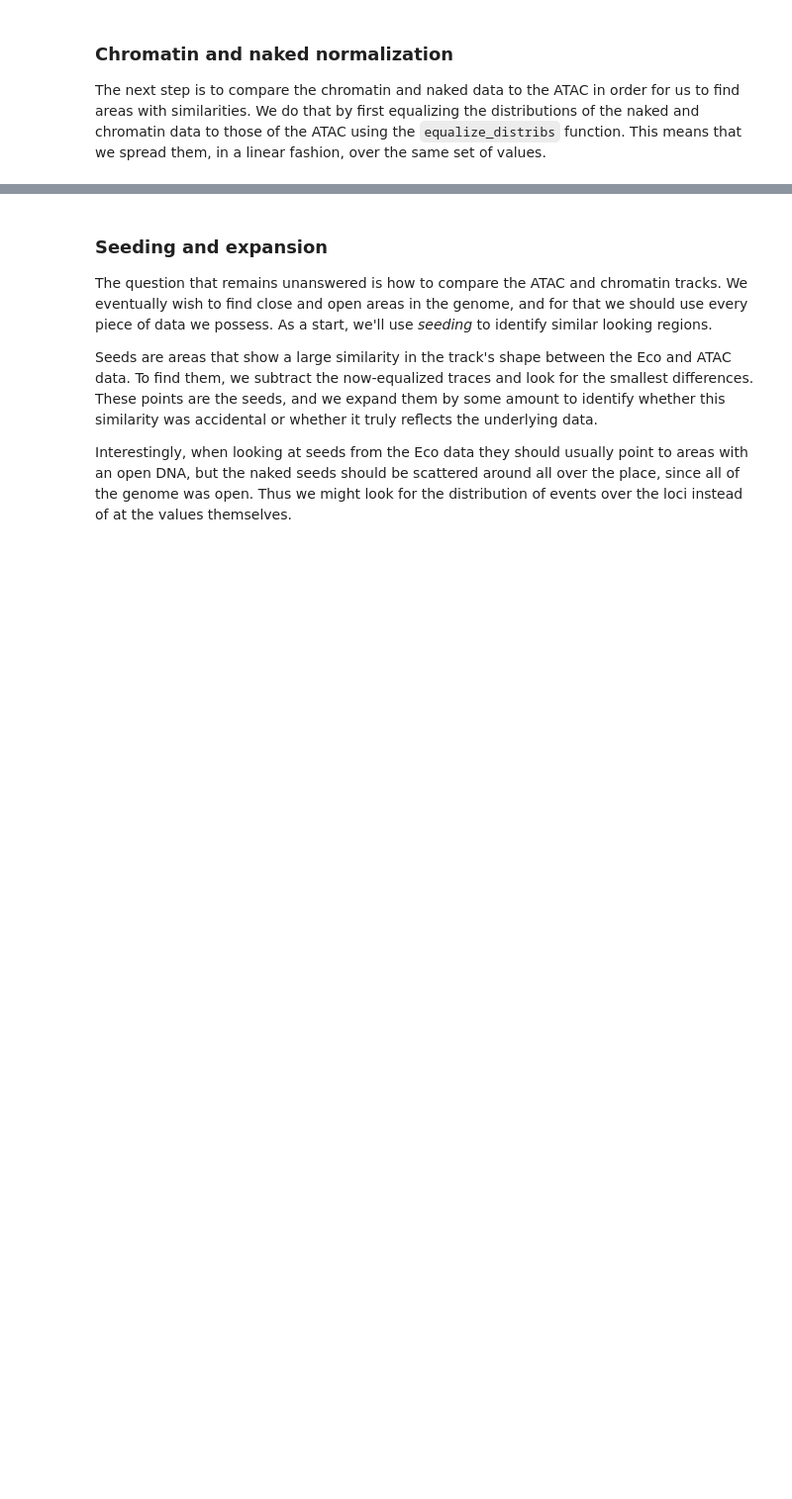
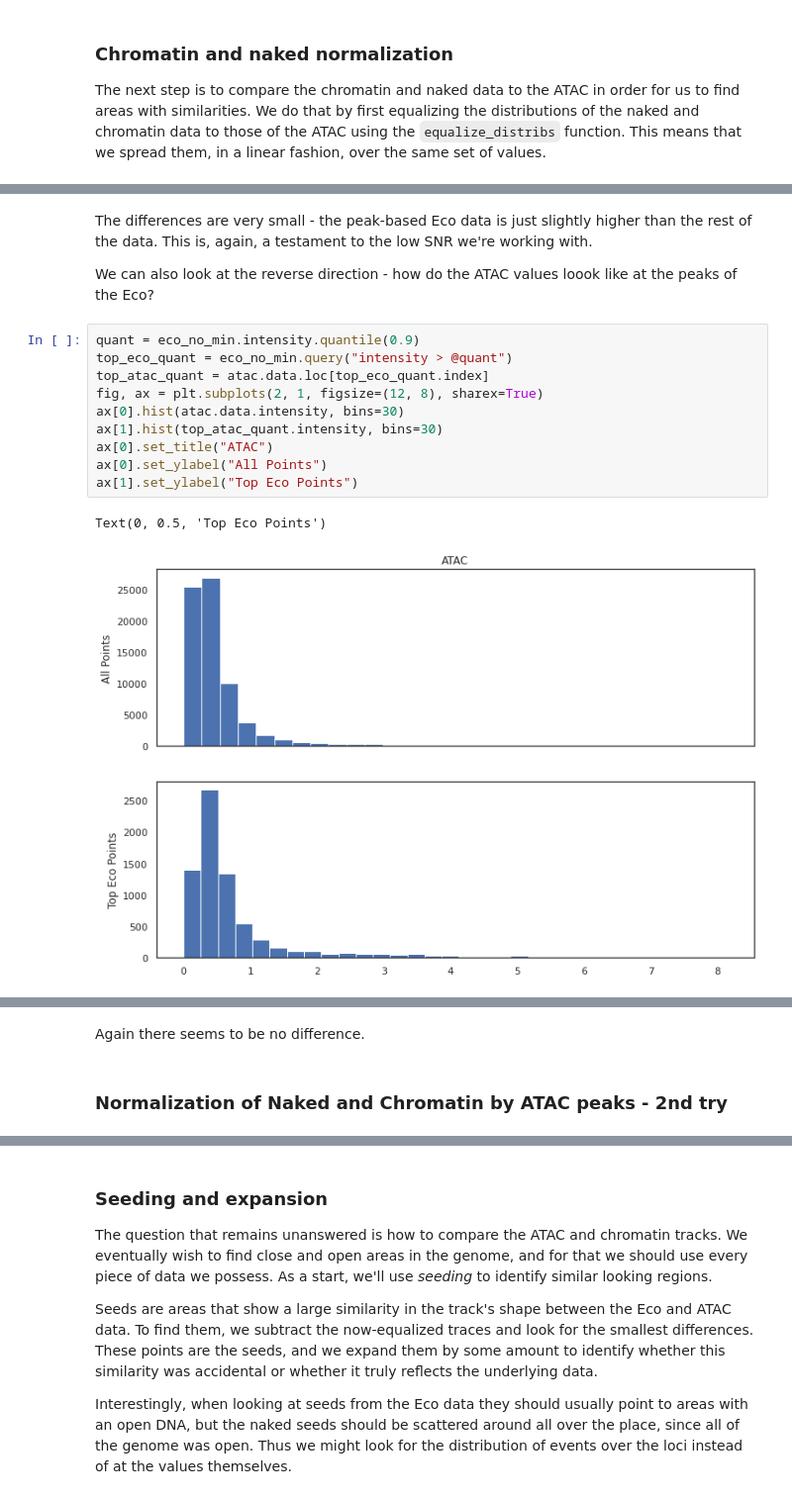
Before and after one commit to ebensteinLab/EcoDAM, a Jupyter notebook: normalize_eco_atac.ipynb, the cells around one changed output, grey strips where cells are left out. Shown at 99% size. Saved outputs shown, nothing was run; the diff lists cells and outputs as text; blank space fills up the shorter version.

```diff
--- a/normalize_eco_atac.ipynb
+++ b/normalize_eco_atac.ipynb
@@ -152,0 +227,17 @@ ax = plot_bg(eco_no_min, naked_no_min, atac.data)
+# %% [markdown]
+The differences are very small - the peak-based Eco data is just slightly higher than the rest of the data. This is, again, a testament to the low SNR we're working with.
+
+We can also look at the reverse direction - how do the ATAC values loook like at the peaks of the Eco?
+# %%
+quant = eco_no_min.intensity.quantile(0.9)
+top_eco_quant = eco_no_min.query("intensity > @quant")
+top_atac_quant = atac.data.loc[top_eco_quant.index]
+fig, ax = plt.subplots(2, 1, figsize=(12, 8), sharex=True)
+ax[0].hist(atac.data.intensity, bins=30)
+ax[1].hist(top_atac_quant.intensity, bins=30)
+ax[0].set_title("ATAC")
+ax[0].set_ylabel("All Points")
+ax[1].set_ylabel("Top Eco Points")
+# %% [output]
+Text(0, 0.5, 'Top Eco Points')
+[figure, added]
@@ -152,0 +245,4 @@ ax = plot_bg(eco_no_min, naked_no_min, atac.data)
+# %% [markdown]
+Again there seems to be no difference.
+# %% [markdown]
+### Normalization of Naked and Chromatin by ATAC peaks - 2nd try
```
Also changed, not shown: parts of 16 cells of this notebook, 4 other files.
